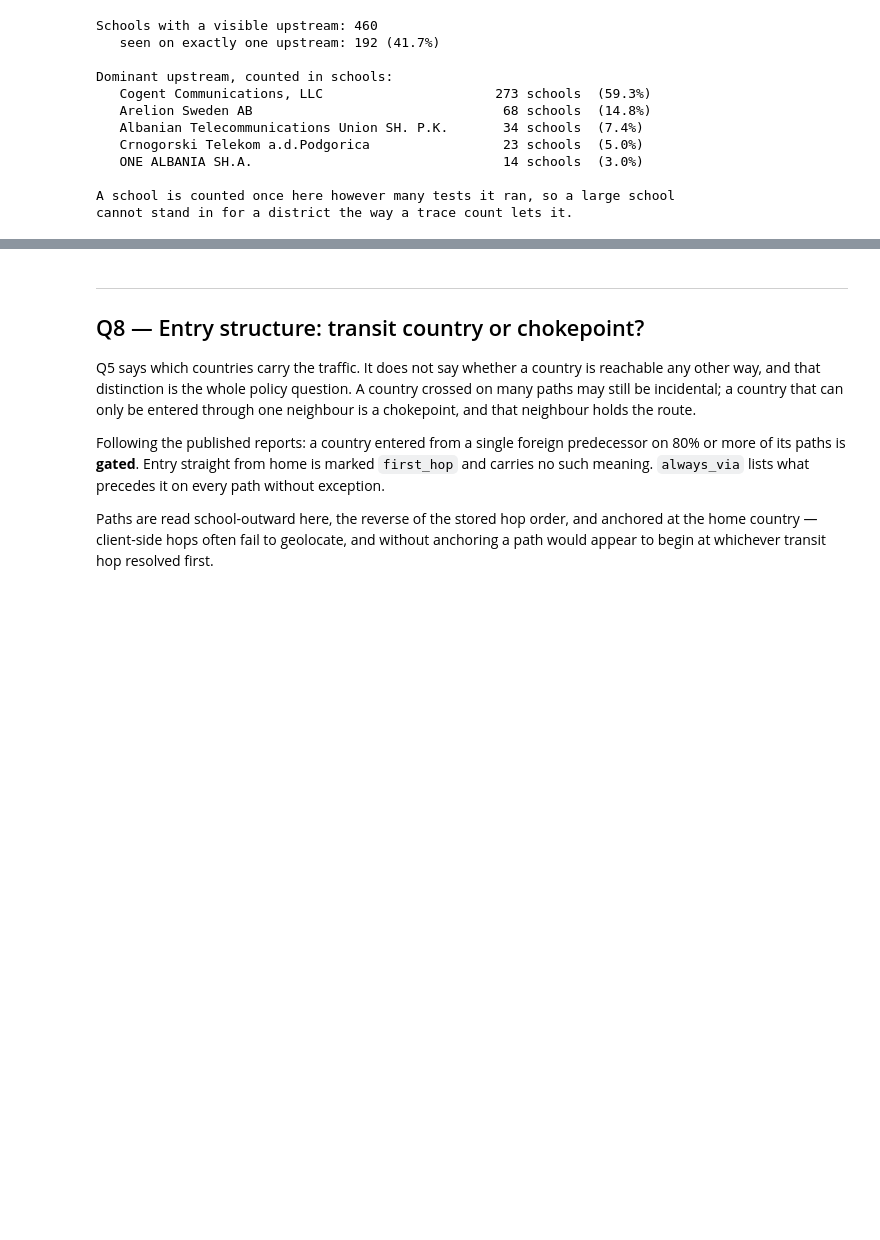
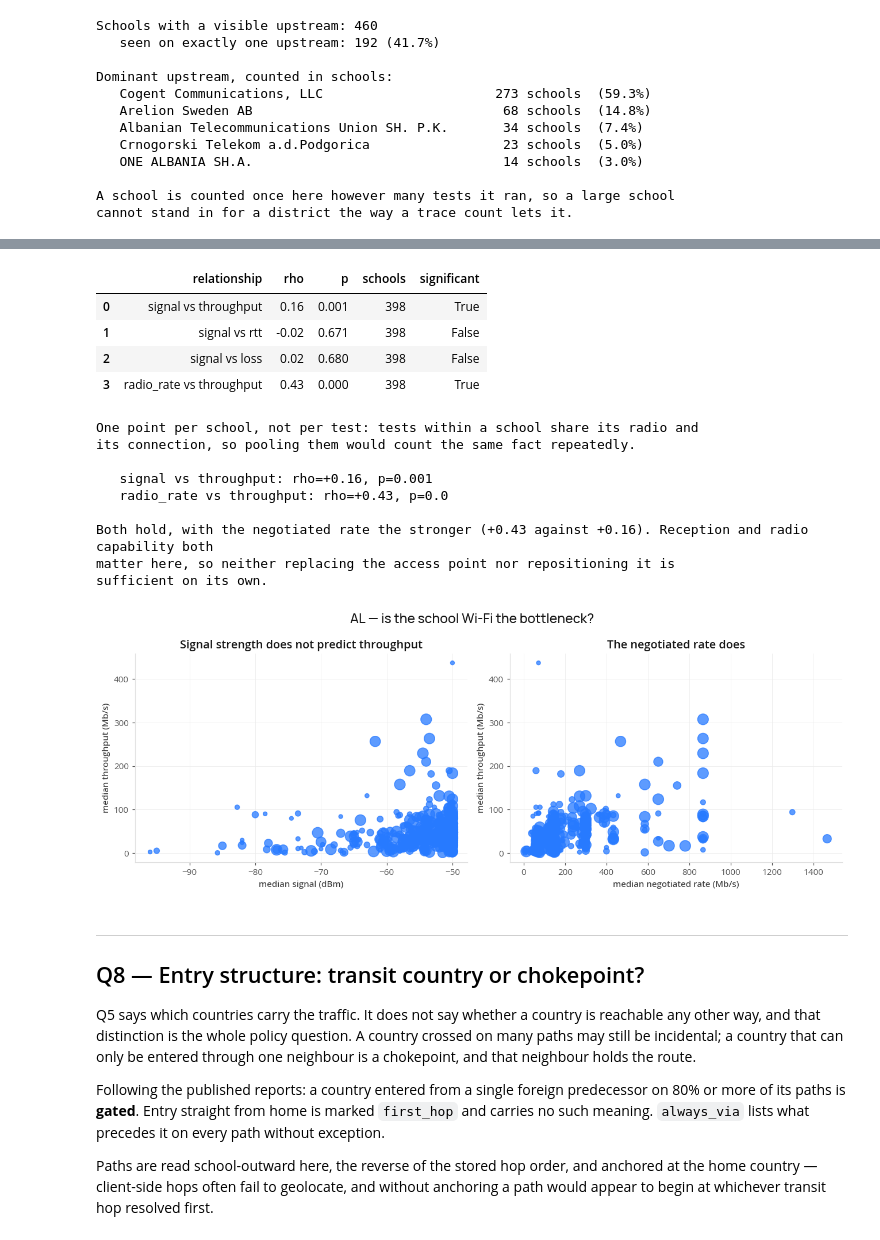
Before and after one commit to mabravoreyes/gigameter-explorer, a Jupyter notebook: meter_traceroutes_07.ipynb, the cells around one changed output, grey strips where cells are left out. Drawn from its saved outputs; the diff is of its cells as text; code cells hidden in the pictures; blank space fills up the shorter version.

```diff
--- a/meter_traceroutes_07.ipynb
+++ b/meter_traceroutes_07.ipynb
@@ -1004,3 +1101,72 @@ cannot stand in for a district the way a trace count lets it.
+# %%
+# =============================================================================
+# Q7e — DOES THE RADIO EXPLAIN THE RESULT?
+# =============================================================================
+if wifi is not None:
+    _corr = wifi_correlations(wifi)
+    display(_corr)
+    print("One point per school, not per test: tests within a school share its "
+          "radio and\nits connection, so pooling them would count the same fact "
+          "repeatedly.\n")
+
+    _sig = set(_corr.loc[_corr['significant'], 'relationship'])
+    _radio = 'radio_rate vs throughput' in _sig
+    _signal = 'signal vs throughput' in _sig
+    for _, _r in _corr[_corr['significant']].iterrows():
+        print(f"   {_r['relationship']}: rho={_r['rho']:+.2f}, p={_r['p']}")
+
+    # The reading depends on which of the two survives, so derive it rather
+    # than assert one: the countries differ here.
+    if _radio and not _signal:
+        print("\nThe negotiated rate predicts throughput and signal strength does "
+              "not, so the\nlimit is the link the radio negotiated — its generation "
+              "and capability — rather\nthan how well it is receiving. Moving the "
+              "access point closer would not help\nthose schools; replacing it would.")
+    elif _radio and _signal:
+        _rho = _corr.set_index('relationship')['rho']
+        print(f"\nBoth hold, with the negotiated rate the stronger "
+              f"({_rho['radio_rate vs throughput']:+.2f} against "
+              f"{_rho['signal vs throughput']:+.2f}). Reception and radio capability "
+              "both\nmatter here, so neither replacing the access point nor "
+              "repositioning it is\nsufficient on its own.")
+    elif _signal:
+        print("\nSignal strength predicts throughput where the negotiated rate does "
+              "not, which\npoints at reception — placement, interference, distance "
+              "— rather than at the\ncapability of the hardware.")
+    else:
+        print("\nNeither predicts throughput across schools, so what limits these "
+              "schools is\nnot visible in the radio: look to the transit sections "
+              "above.")
+
+    fig, axes = plt.subplots(1, 2, figsize=(12, 4.6))
+    _ps = wifi.groupby('school_id_giga').agg(
+        signal=('wifi_signal', 'median'), radio=('wifi_tx_rate', 'median'),
+        tput=('download_speed', 'median'), tests=('id', 'size')).dropna()
+    for _ax, _x, _label in ((axes[0], 'signal', 'median signal (dBm)'),
+                            (axes[1], 'radio', 'median negotiated rate (Mb/s)')):
+        _ax.scatter(_ps[_x], _ps['tput'], s=18 + 2.2 * _ps['tests'].clip(upper=60),
+                    color=GIGA_BLUE, alpha=0.75, zorder=3)
+        _ax.set_xlabel(_label); _ax.set_ylabel('median throughput (Mb/s)')
+    axes[0].set_title('Signal strength does not predict throughput')
+    axes[1].set_title('The negotiated rate does')
+    fig.suptitle(f'{COUNTRY_ISO2} — is the school Wi-Fi the bottleneck?')
+    plt.tight_layout(); plt.show()
+# %% [output]
+|  | relationship | rho | p | schools | significant |
+| 0 | signal vs throughput | 0.16 | 0.001 | 398 | True |
+| 1 | signal vs rtt | -0.02 | 0.671 | 398 | False |
+| 2 | signal vs loss | 0.02 | 0.680 | 398 | False |
+| 3 | radio_rate vs throughput | 0.43 | 0.000 | 398 | True |
+One point per school, not per test: tests within a school share its radio and
+its connection, so pooling them would count the same fact repeatedly.
+
+   signal vs throughput: rho=+0.16, p=0.001
+   radio_rate vs throughput: rho=+0.43, p=0.0
+
+Both hold, with the negotiated rate the stronger (+0.43 against +0.16). Reception and radio capability both
+matter here, so neither replacing the access point nor repositioning it is
+sufficient on its own.
+[figure, added]
 # %% [markdown]
 ---
 ## Q8 — Entry structure: transit country or chokepoint?
```
Also changed, not shown: parts of 5 cells of this notebook, 3 other files.
